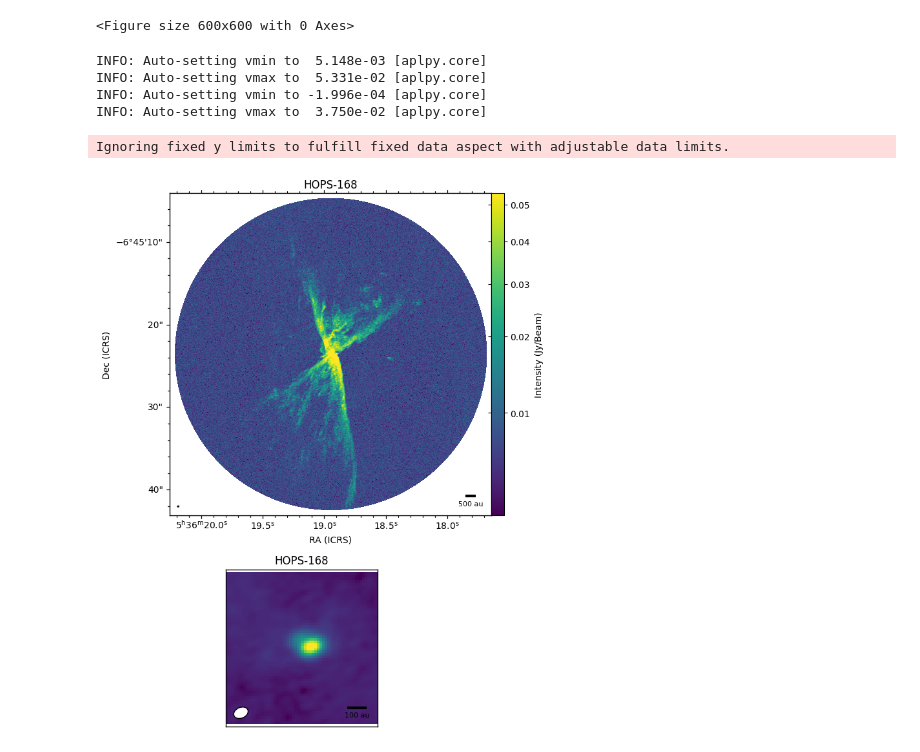
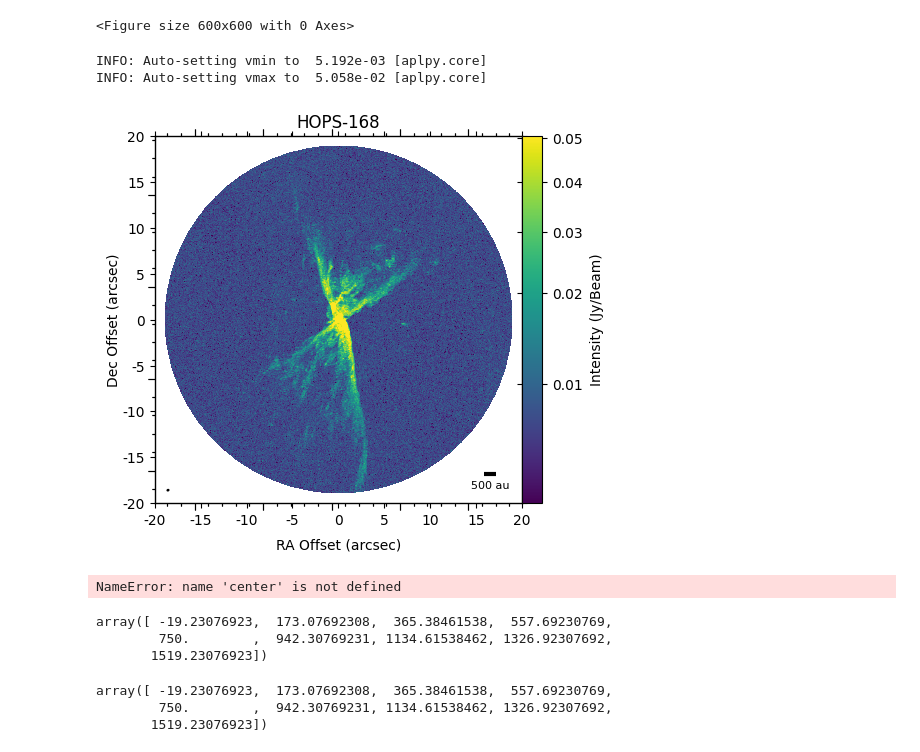
Before and after one commit to ryguy2k4/hops-research, a Jupyter notebook: notebooks/fig_testing.ipynb, the cells around one changed output. Drawn from its saved outputs; the diff is of its cells as text; code cells hidden in the pictures.

Commit message:
changed plot axes to offsets

```diff
--- a/notebooks/fig_testing.ipynb
+++ b/notebooks/fig_testing.ipynb
@@ -100,6 +100,35 @@ def create_fig(img, distance=0, scalebar_au=500, figure=plt.figure(figsize=(6,6)
     fig.beam.set_edgecolor("black")
     fig.beam.set_facecolor("white")
 
+    # OFFSET TICK LABELS
+    # hide aplpy ticks
+    fig.tick_labels.hide()
+    # enable plain Matplotlib ticks
+    fig.ax.tick_params(axis='both', which='both', direction='out', length=5, labelsize=10)
+    fig.ax.xaxis.set_visible(True)
+    fig.ax.yaxis.set_visible(True)
+
+    # create offset ticks
+    tick_spacing = 5  # arcsec
+    xticks_new = np.arange(-20, 21, tick_spacing)
+    yticks_new = np.arange(-20, 21, tick_spacing)
+    # convert offsets to pixel positions
+    pixscale = np.mean(np.abs(fig._wcs.pixel_scale_matrix.diagonal())) * 3600
+    x_center = fig._data.shape[1]/2
+    y_center = fig._data.shape[0]/2
+    xticks_pix_new = xticks_new / pixscale + x_center
+    yticks_pix_new = yticks_new / pixscale + y_center
+
+    # Apply new tick positions and labels
+    fig.ax.set_xticks(xticks_pix_new)
+    fig.ax.set_yticks(yticks_pix_new)
+    fig.ax.set_xticklabels([f"{x:.0f}" for x in xticks_new])
+    fig.ax.set_yticklabels([f"{y:.0f}" for y in yticks_new])
+    fig.axis_labels.set_xtext("RA Offset (arcsec)")
+    fig.axis_labels.set_ytext("Dec Offset (arcsec)")
+    fig.axis_labels.set_xpad(3)
+    fig.axis_labels.set_ypad(3)
+
     # figure.show()
     return fig
 
@@ -120,7 +149,7 @@ def cut_fig(data, header, center=None, size=None):
     # create a header with the wcs
     # CAUTION: lots of header data not being preserved here
     new_header = cut.wcs.to_header()
-    for key in ['BUNIT', 'OBJECT', 'TELESCOP', 'INSTRUME', 'BMAJ', 'BMIN', 'BPA']:
+    for key in ['BUNIT', 'OBJECT', 'TELESCOP', 'INSTRUME', 'BMAJ', 'BMIN', 'BPA', 'OBSRA', 'OBSDEC']:
         if key in header:
             new_header[key] = header[key]
 
@@ -150,16 +179,25 @@ def create_cont_map_2(hdu, center=None, size=None, distance=0, scalebar_au=500,
 <Figure size 600x600 with 0 Axes>
 <Figure size 600x600 with 0 Axes>
 # %%
-figure = plt.figure(figsize=(17, 22))
-fig = create_m8_map(hdu_spw39, distance=distance, figure=figure, subplot=(3, 2, 1), multiimage=True)
-
-size = np.array([800/distance, 800/distance]) * u.arcsecond
-fig1 = create_cont_map_2(hdu_cont, size=size, distance=distance, scalebar_au=100, figure=figure, subplot=[0.2, 0.5, 0.15, 0.12], multiimage=True)
-fig1.set_title(f"{target_name} Continuum (Zoom-in)")
+figure = plt.figure(figsize=(5,8))
+fig = create_m8_map(hdu_spw39, distance=distance, figure=figure)
 # %% [output]
-INFO: Auto-setting vmin to  5.148e-03 [aplpy.core]
-INFO: Auto-setting vmax to  5.331e-02 [aplpy.core]
-INFO: Auto-setting vmin to -1.996e-04 [aplpy.core]
-INFO: Auto-setting vmax to  3.750e-02 [aplpy.core]
+INFO: Auto-setting vmin to  5.192e-03 [aplpy.core]
+INFO: Auto-setting vmax to  5.058e-02 [aplpy.core]
-Ignoring fixed y limits to fulfill fixed data aspect with adjustable data limits.
-[figure, old version]
+[figure, new version]
+# %%
+center
+# %% [output]
+NameError: name 'center' is not defined
+# %%
+fig.ax.get_xticks()
+# %% [output]
+array([ -19.23076923,  173.07692308,  365.38461538,  557.69230769,
+        750.        ,  942.30769231, 1134.61538462, 1326.92307692,
+       1519.23076923])
+# %%
+fig.ax.get_yticks()
+# %% [output]
+array([ -19.23076923,  173.07692308,  365.38461538,  557.69230769,
+        750.        ,  942.30769231, 1134.61538462, 1326.92307692,
+       1519.23076923])
```
Also changed, not shown: parts of 2 cells of this notebook, 2 other files.
